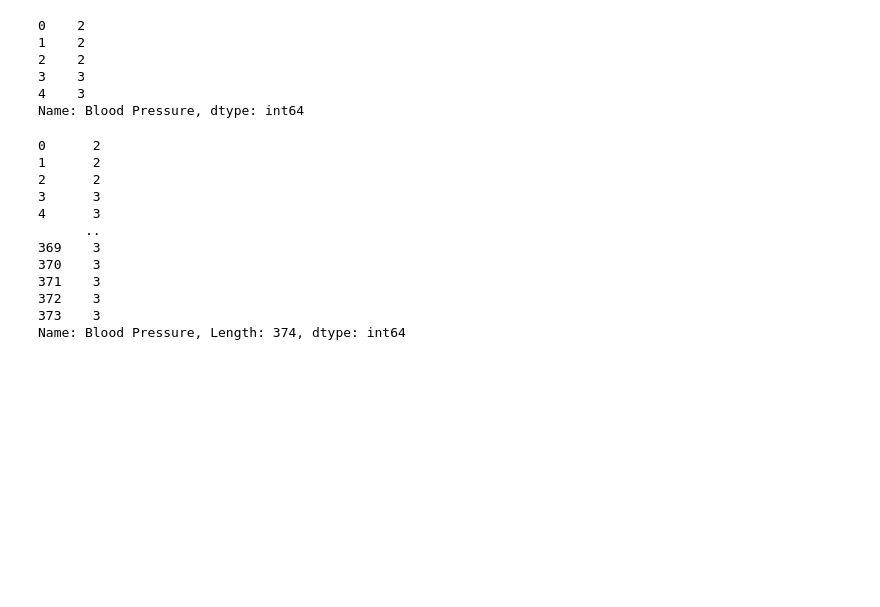
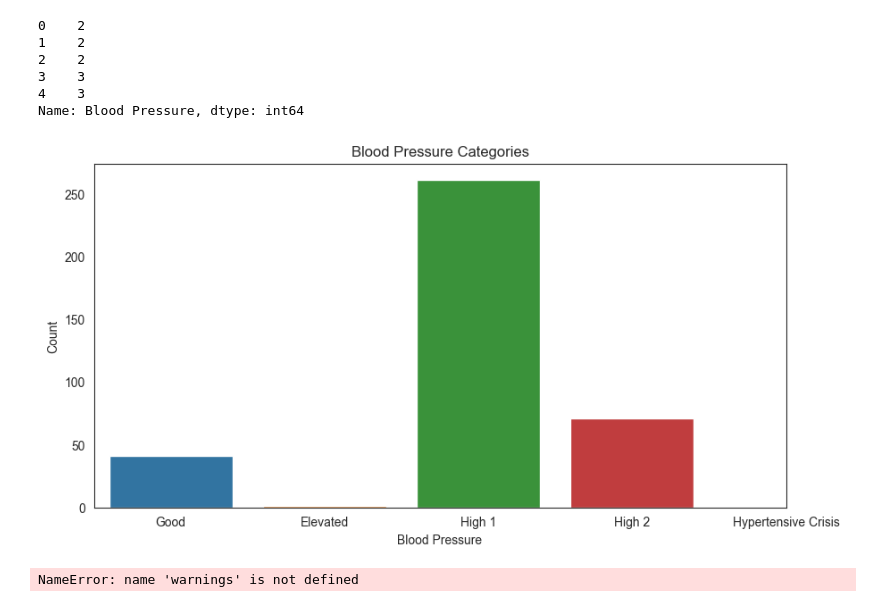
Before and after one commit to heksaani/DataScienceProject, a Jupyter notebook: preprocessing.ipynb, the cells around one changed output. Saved outputs shown, nothing was run; the diff lists cells and outputs as text; code cells hidden in the pictures; blank space fills up the shorter version.

```diff
--- a/preprocessing.ipynb
+++ b/preprocessing.ipynb
@@ -291,19 +241,25 @@ Name: count, dtype: int64
 3    3
 4    3
 Name: Blood Pressure, dtype: int64
-# %%
-# print the column Blood Pressure
-print(sleep_health_study2['Blood Pressure'])
-# %% [output]
-0      2
-1      2
-2      2
-3      3
-4      3
-      ..
-369    3
-370    3
-371    3
-372    3
-373    3
-Name: Blood Pressure, Length: 374, dtype: int64
+# %%
+# plot also the blood pressure categories and how many of each category there are (using different colors)
+# plot the names of the categories on the x axis
+# make the background white
+sns.set_style('white')
+plt.figure(figsize=(10, 5))
+sns.countplot(data=sleep_health_study2, x='Blood Pressure')
+plt.title('Blood Pressure Categories')
+plt.xlabel('Blood Pressure')
+plt.ylabel('Count')
+# names of the categories
+plt.xticks([0, 1, 2, 3, 4], ['Good', 'Elevated', 'High 1', 'High 2', 'Hypertensive Crisis'])
+
+plt.show()
+
+
+# remove the warnings
+import warnings
+warnings.filterwarnings('ignore')
+# %% [output]
+[figure, added]
+NameError: name 'warnings' is not defined
```
Also changed, not shown: parts of 9 cells of this notebook, 4 other files.
